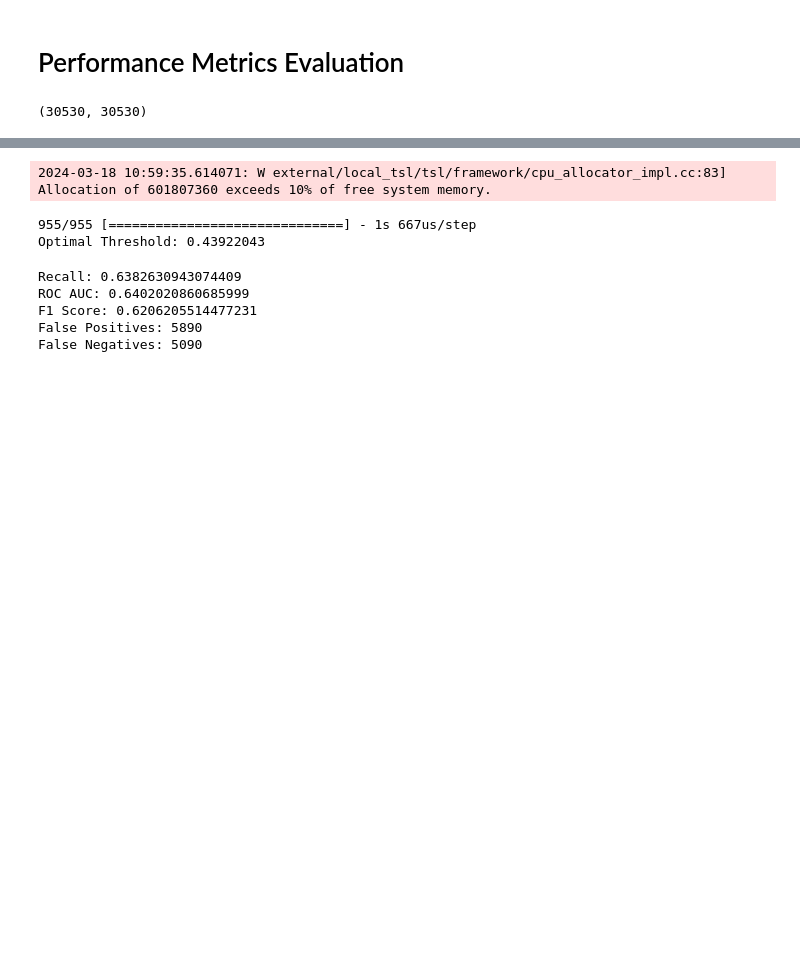
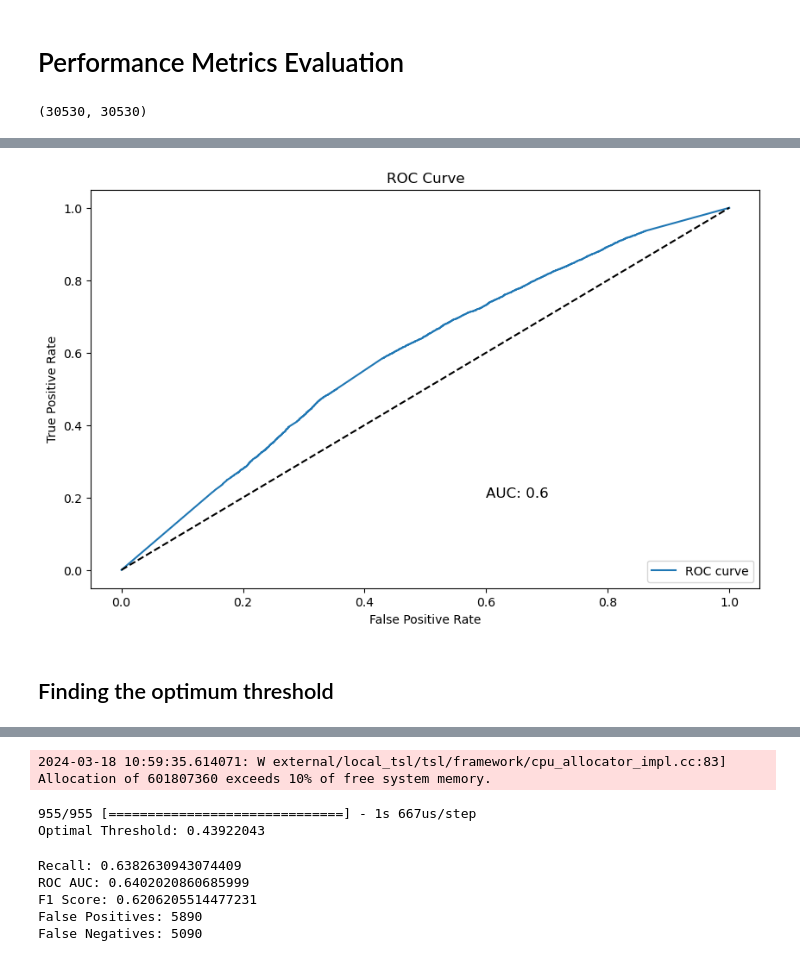
Before and after one commit to kkdsdesilva/diabetes-ucidata, a Jupyter notebook: notebooks/models/model_test.ipynb, the cells around one changed output, grey strips where cells are left out. Drawn from its saved outputs; the diff is of its cells as text; code cells hidden in the pictures; blank space fills up the shorter version.

```diff
--- a/notebooks/models/model_test.ipynb
+++ b/notebooks/models/model_test.ipynb
@@ -309,0 +334,5 @@ plot_roc(loaded_model, X_test_wo, y_test_wo)
+# %%
+fig = plot_roc(loaded_model, X_test_wo, y_test_wo)
+fig.savefig(results_dir+'/roc-curve.png',\
+           dpi=600,format='png',bbox_inches='tight')
+# %% [output]
@@ -309,0 +341,3 @@ plot_roc(loaded_model, X_test_wo, y_test_wo)
+[figure, added]
+# %% [markdown]
+## Finding the optimum threshold
```
Also changed, not shown: parts of 13 cells of this notebook, 14 other files.
